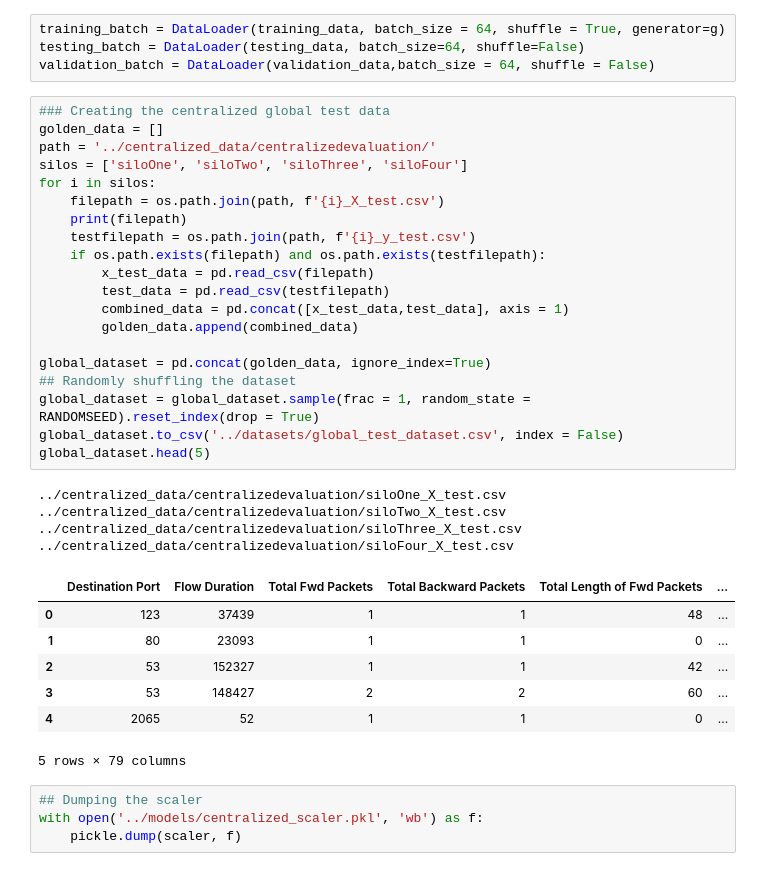
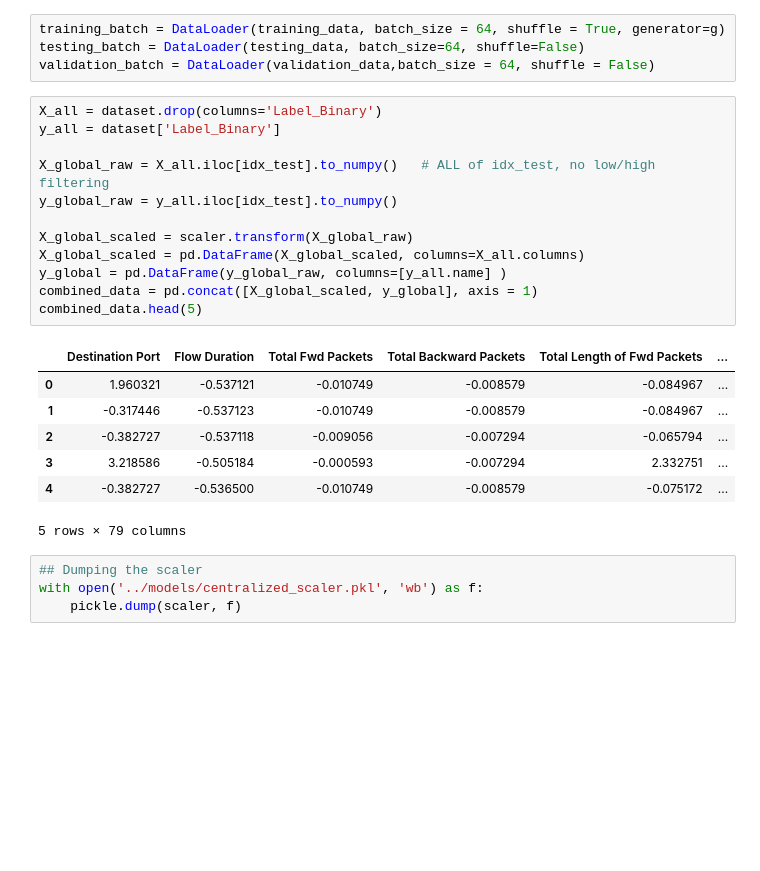
Before and after one commit to suzaladhikari/federated_learningIDS, a Jupyter notebook: centralized_data/centralized.ipynb, the cells around one changed output. Drawn from its saved outputs; the diff is of its cells as text; blank space fills up the shorter version.

Commit message:
new process for scaled data

```diff
--- a/centralized_data/centralized.ipynb
+++ b/centralized_data/centralized.ipynb
@@ -92,38 +92,26 @@ validation_data = TensorDataset(X_val_scaled, y_val_scaled)
 training_batch = DataLoader(training_data, batch_size = 64, shuffle = True, generator=g)
 testing_batch = DataLoader(testing_data, batch_size=64, shuffle=False)
 validation_batch = DataLoader(validation_data,batch_size = 64, shuffle = False)
-# %%
-### Creating the centralized global test data
-golden_data = []
-path = '../centralized_data/centralizedevaluation/'
-silos = ['siloOne', 'siloTwo', 'siloThree', 'siloFour']
-for i in silos:
-    filepath = os.path.join(path, f'{i}_X_test.csv')
-    print(filepath)
-    testfilepath = os.path.join(path, f'{i}_y_test.csv')
-    if os.path.exists(filepath) and os.path.exists(testfilepath):
-        x_test_data = pd.read_csv(filepath)
-        test_data = pd.read_csv(testfilepath)
-        combined_data = pd.concat([x_test_data,test_data], axis = 1)
-        golden_data.append(combined_data)
-
-global_dataset = pd.concat(golden_data, ignore_index=True)
-## Randomly shuffling the dataset
-global_dataset = global_dataset.sample(frac = 1, random_state = RANDOMSEED).reset_index(drop = True)
-global_dataset.to_csv('../datasets/global_test_dataset.csv', index = False)
-global_dataset.head(5)
-# %% [output]
-../centralized_data/centralizedevaluation/siloOne_X_test.csv
-../centralized_data/centralizedevaluation/siloTwo_X_test.csv
-../centralized_data/centralizedevaluation/siloThree_X_test.csv
-../centralized_data/centralizedevaluation/siloFour_X_test.csv
-|  | Destination Port | Flow Duration | Total Fwd Packets | Total Backward Packets | Total Length of Fwd Packets | ... |
-| 0 | 123 | 37439 | 1 | 1 | 48 | ... |
-| 1 | 80 | 23093 | 1 | 1 | 0 | ... |
-| 2 | 53 | 152327 | 1 | 1 | 42 | ... |
-| 3 | 53 | 148427 | 2 | 2 | 60 | ... |
-| 4 | 2065 | 52 | 1 | 1 | 0 | ... |
-5 rows × 79 columns
+# %%
+X_all = dataset.drop(columns='Label_Binary')
+y_all = dataset['Label_Binary']
+
+X_global_raw = X_all.iloc[idx_test].to_numpy()   # ALL of idx_test, no low/high filtering
+y_global_raw = y_all.iloc[idx_test].to_numpy()
+
+X_global_scaled = scaler.transform(X_global_raw)
+X_global_scaled = pd.DataFrame(X_global_scaled, columns=X_all.columns)
+y_global = pd.DataFrame(y_global_raw, columns=[y_all.name] )
+combined_data = pd.concat([X_global_scaled, y_global], axis = 1)
+combined_data.head(5)
+# %% [output]
+|  | Destination Port | Flow Duration | Total Fwd Packets | Total Backward Packets | Total Length of Fwd Packets | ... |
+| 0 | 1.960321 | -0.537121 | -0.010749 | -0.008579 | -0.084967 | ... |
+| 1 | -0.317446 | -0.537123 | -0.010749 | -0.008579 | -0.084967 | ... |
+| 2 | -0.382727 | -0.537118 | -0.009056 | -0.007294 | -0.065794 | ... |
+| 3 | 3.218586 | -0.505184 | -0.000593 | -0.007294 | 2.332751 | ... |
+| 4 | -0.382727 | -0.536500 | -0.010749 | -0.008579 | -0.075172 | ... |
+5 rows × 79 columns
 # %%
 ## Dumping the scaler
 with open('../models/centralized_scaler.pkl', 'wb') as f:
```
